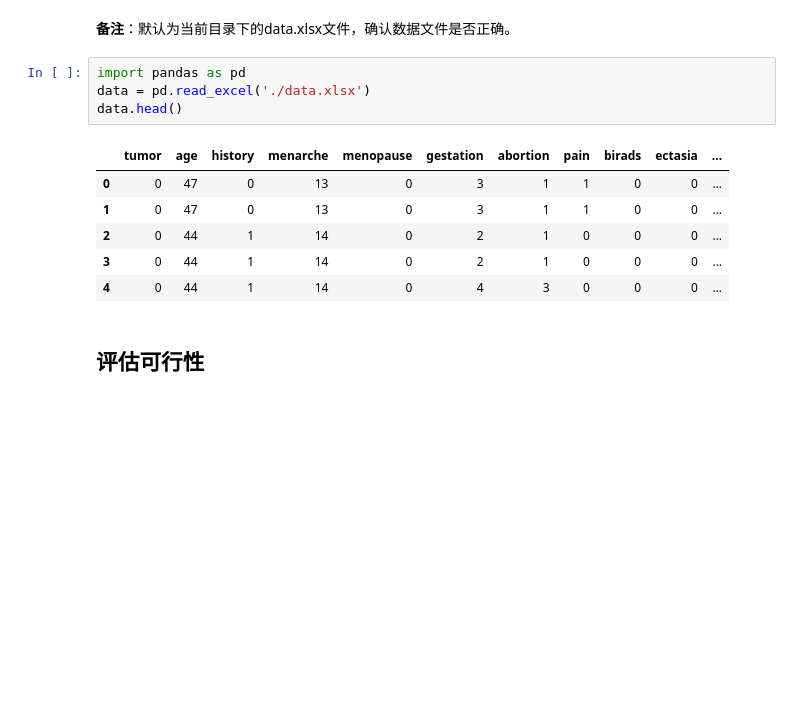
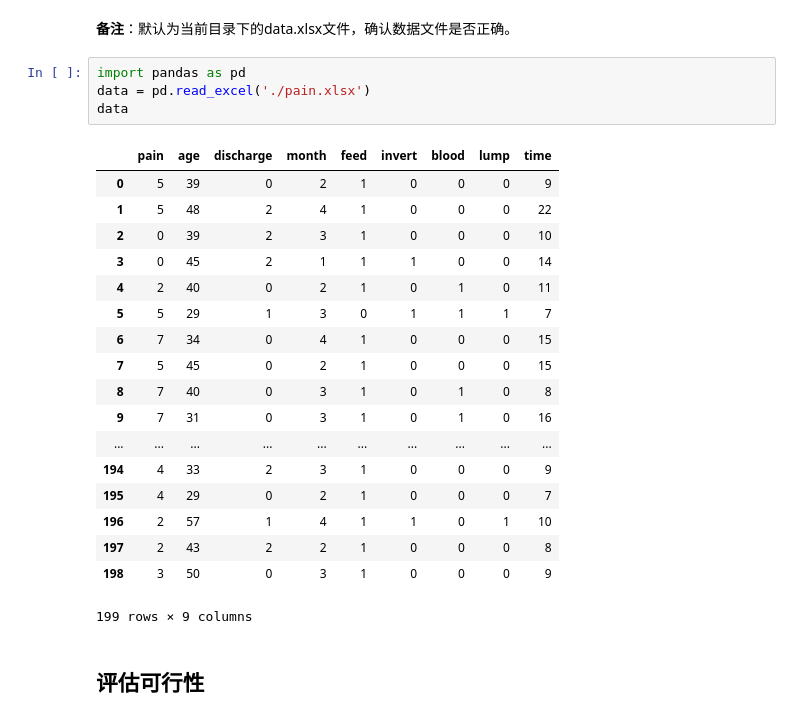
Before and after one commit to dearfad/mmhelper, a Jupyter notebook: mmhelper.ipynb, the cells around one changed output. Drawn from its saved outputs; the diff is of its cells as text; blank space fills up the shorter version.

```diff
--- a/mmhelper.ipynb
+++ b/mmhelper.ipynb
@@ -19,15 +19,27 @@
 <b>备注</b>：默认为当前目录下的data.xlsx文件，确认数据文件是否正确。
 # %%
 import pandas as pd
-data = pd.read_excel('./data.xlsx')
-data.head()
+data = pd.read_excel('./pain.xlsx')
+data
 # %% [output]
-|  | tumor | age | history | menarche | menopause | gestation | abortion | pain | birads | ectasia | ... |
-| 0 | 0 | 47 | 0 | 13 | 0 | 3 | 1 | 1 | 0 | 0 | ... |
-| 1 | 0 | 47 | 0 | 13 | 0 | 3 | 1 | 1 | 0 | 0 | ... |
-| 2 | 0 | 44 | 1 | 14 | 0 | 2 | 1 | 0 | 0 | 0 | ... |
-| 3 | 0 | 44 | 1 | 14 | 0 | 2 | 1 | 0 | 0 | 0 | ... |
-| 4 | 0 | 44 | 1 | 14 | 0 | 4 | 3 | 0 | 0 | 0 | ... |
+|  | pain | age | discharge | month | feed | invert | blood | lump | time |
+| 0 | 5 | 39 | 0 | 2 | 1 | 0 | 0 | 0 | 9 |
+| 1 | 5 | 48 | 2 | 4 | 1 | 0 | 0 | 0 | 22 |
+| 2 | 0 | 39 | 2 | 3 | 1 | 0 | 0 | 0 | 10 |
+| 3 | 0 | 45 | 2 | 1 | 1 | 1 | 0 | 0 | 14 |
+| 4 | 2 | 40 | 0 | 2 | 1 | 0 | 1 | 0 | 11 |
+| 5 | 5 | 29 | 1 | 3 | 0 | 1 | 1 | 1 | 7 |
+| 6 | 7 | 34 | 0 | 4 | 1 | 0 | 0 | 0 | 15 |
+| 7 | 5 | 45 | 0 | 2 | 1 | 0 | 0 | 0 | 15 |
+| 8 | 7 | 40 | 0 | 3 | 1 | 0 | 1 | 0 | 8 |
+| 9 | 7 | 31 | 0 | 3 | 1 | 0 | 1 | 0 | 16 |
+| ... | ... | ... | ... | ... | ... | ... | ... | ... | ... |
+| 194 | 4 | 33 | 2 | 3 | 1 | 0 | 0 | 0 | 9 |
+| 195 | 4 | 29 | 0 | 2 | 1 | 0 | 0 | 0 | 7 |
+| 196 | 2 | 57 | 1 | 4 | 1 | 1 | 0 | 1 | 10 |
+| 197 | 2 | 43 | 2 | 2 | 1 | 0 | 0 | 0 | 8 |
+| 198 | 3 | 50 | 0 | 3 | 1 | 0 | 0 | 0 | 9 |
+199 rows × 9 columns
 # %% [markdown]
 ## 评估可行性
 # %% [markdown]
```
Also changed, not shown: parts of 10 cells of this notebook.
